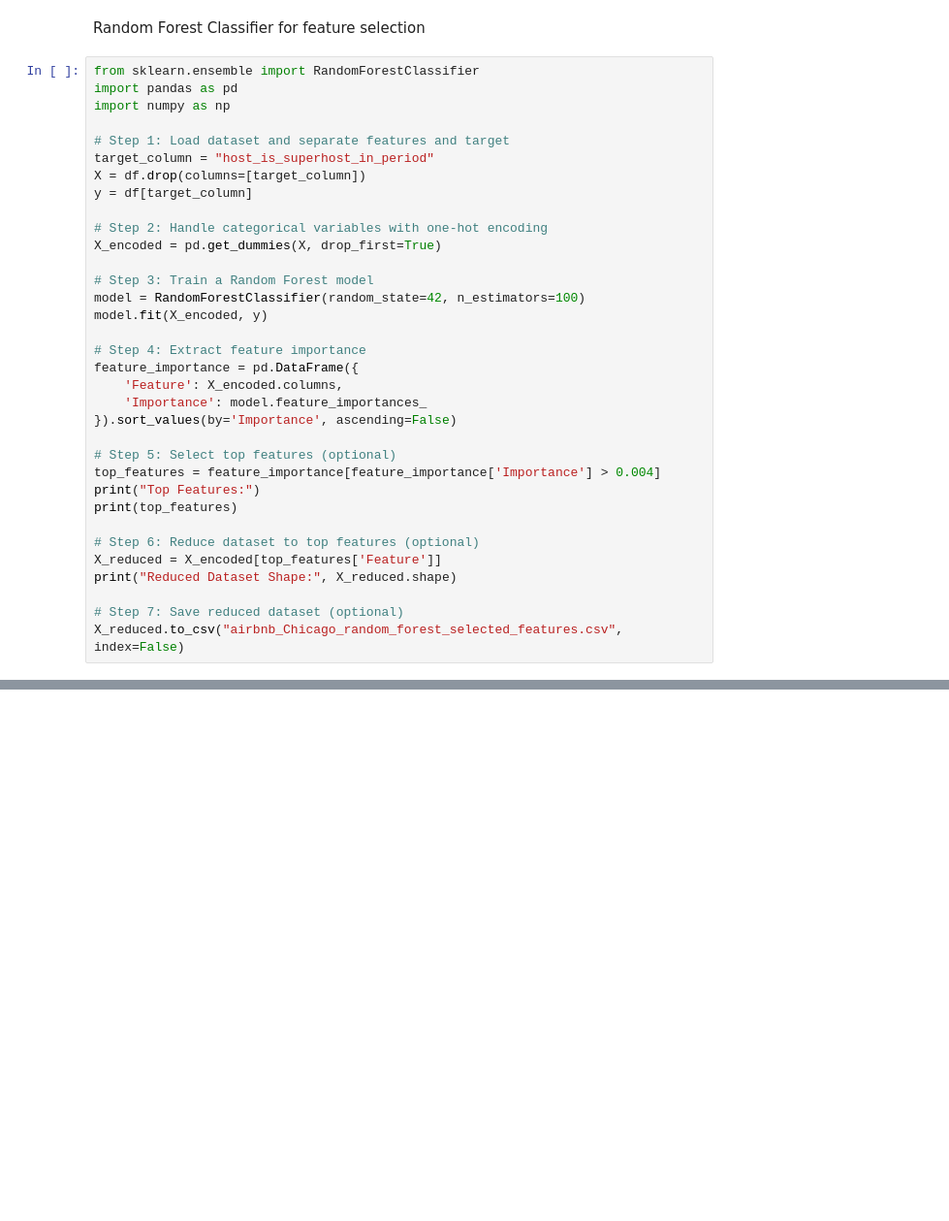
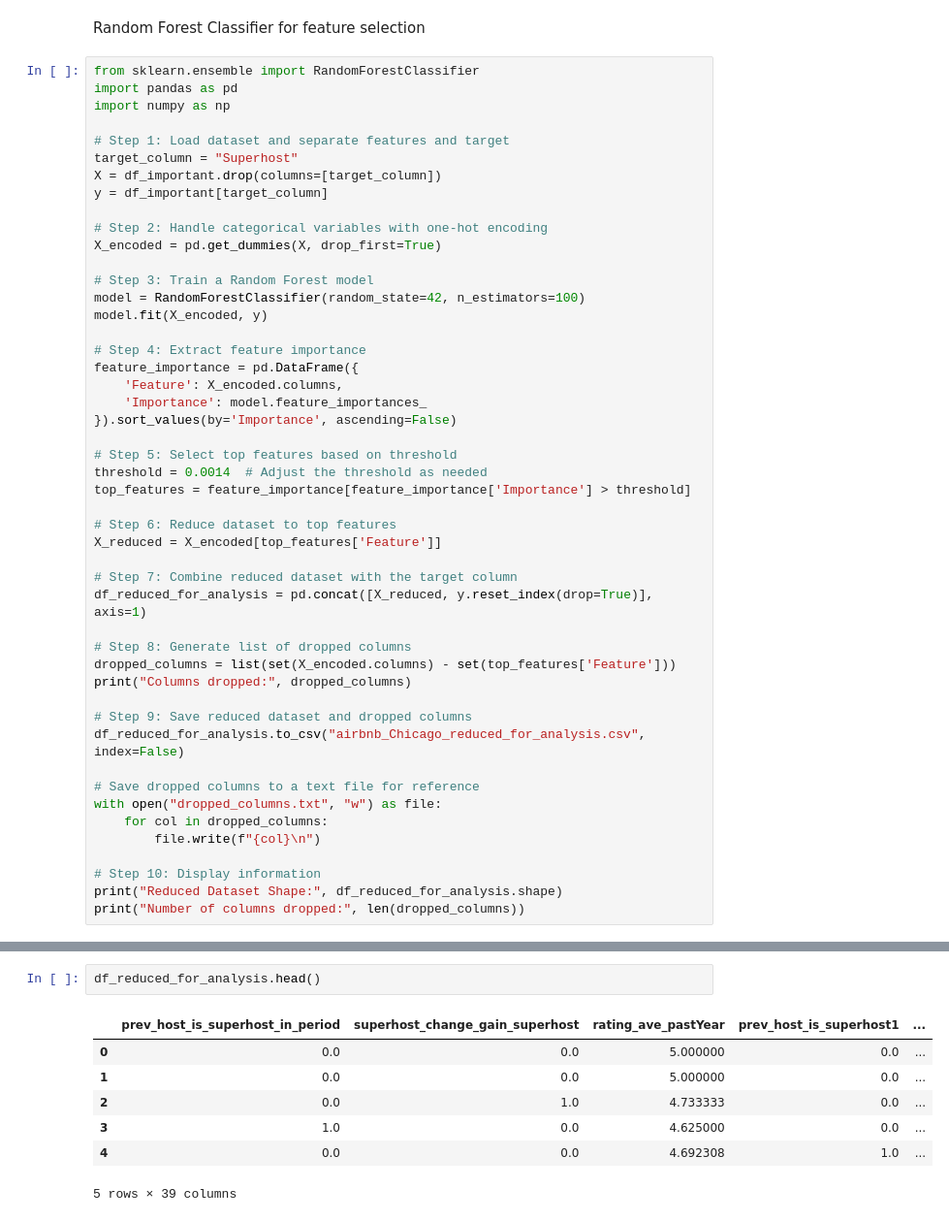
Before and after one commit to Vishnuanand77/airbnb-superhost-prediction, a Jupyter notebook: EDA.ipynb, the cells around one changed output, grey strips where cells are left out. Shown at 97% size. Saved outputs shown, nothing was run; the diff lists cells and outputs as text; blank space fills up the shorter version.

```diff
--- a/EDA.ipynb
+++ b/EDA.ipynb
@@ -456,9 +454,9 @@ import pandas as pd
 import numpy as np
 
 # Step 1: Load dataset and separate features and target
-target_column = "host_is_superhost_in_period"
-X = df.drop(columns=[target_column])
-y = df[target_column]
+target_column = "Superhost"
+X = df_important.drop(columns=[target_column])
+y = df_important[target_column]
 
 # Step 2: Handle categorical variables with one-hot encoding
 X_encoded = pd.get_dummies(X, drop_first=True)
@@ -473,15 +471,29 @@ feature_importance = pd.DataFrame({
     'Importance': model.feature_importances_
 }).sort_values(by='Importance', ascending=False)
 
-# Step 5: Select top features (optional)
-top_features = feature_importance[feature_importance['Importance'] > 0.004]
-print("Top Features:")
-print(top_features)
+# Step 5: Select top features based on threshold
+threshold = 0.0014  # Adjust the threshold as needed
+top_features = feature_importance[feature_importance['Importance'] > threshold]
 
-# Step 6: Reduce dataset to top features (optional)
+# Step 6: Reduce dataset to top features
 X_reduced = X_encoded[top_features['Feature']]
-print("Reduced Dataset Shape:", X_reduced.shape)
 
-# Step 7: Save reduced dataset (optional)
-X_reduced.to_csv("airbnb_Chicago_random_forest_selected_features.csv", index=False)
+# Step 7: Combine reduced dataset with the target column
+df_reduced_for_analysis = pd.concat([X_reduced, y.reset_index(drop=True)], axis=1)
+
+# Step 8: Generate list of dropped columns
+dropped_columns = list(set(X_encoded.columns) - set(top_features['Feature']))
+print("Columns dropped:", dropped_columns)
+
+# Step 9: Save reduced dataset and dropped columns
+df_reduced_for_analysis.to_csv("airbnb_Chicago_reduced_for_analysis.csv", index=False)
+
+# Save dropped columns to a text file for reference
+with open("dropped_columns.txt", "w") as file:
+    for col in dropped_columns:
+        file.write(f"{col}\n")
+
+# Step 10: Display information
+print("Reduced Dataset Shape:", df_reduced_for_analysis.shape)
+print("Number of columns dropped:", len(dropped_columns))
 # %% [output]
@@ -504,0 +528,10 @@ Reduced Dataset Shape: (120217, 36)
+# %%
+df_reduced_for_analysis.head()
+# %% [output]
+|  | prev_host_is_superhost_in_period | superhost_change_gain_superhost | rating_ave_pastYear | prev_host_is_superhost1 | ... |
+| 0 | 0.0 | 0.0 | 5.000000 | 0.0 | ... |
+| 1 | 0.0 | 0.0 | 5.000000 | 0.0 | ... |
+| 2 | 0.0 | 1.0 | 4.733333 | 0.0 | ... |
+| 3 | 1.0 | 0.0 | 4.625000 | 0.0 | ... |
+| 4 | 0.0 | 0.0 | 4.692308 | 1.0 | ... |
+5 rows × 39 columns
```
Also changed, not shown: parts of 13 cells of this notebook, 4 other files.
